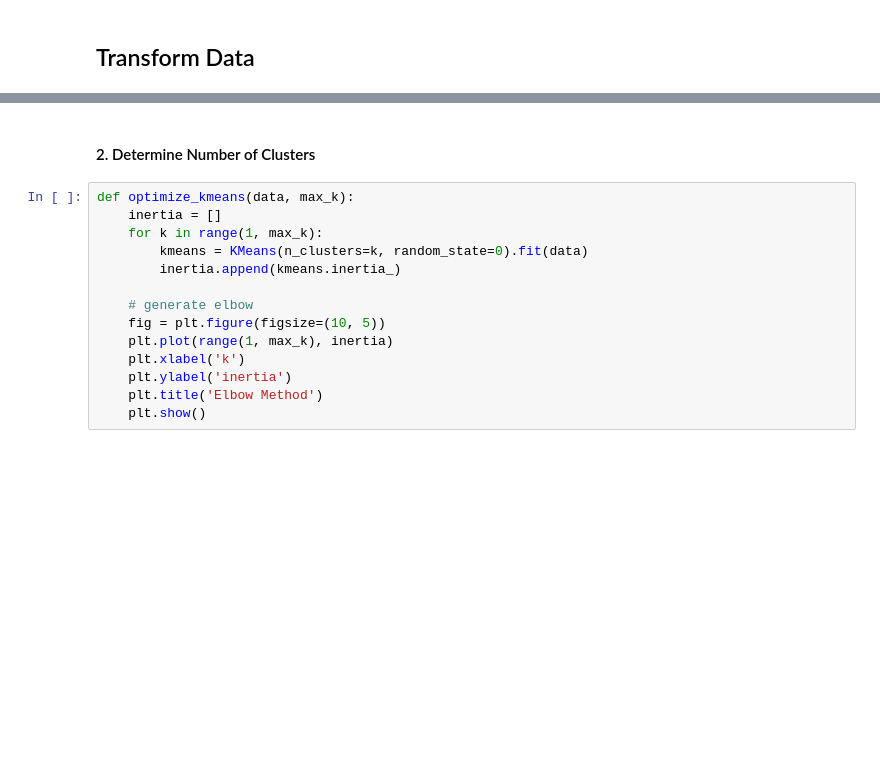
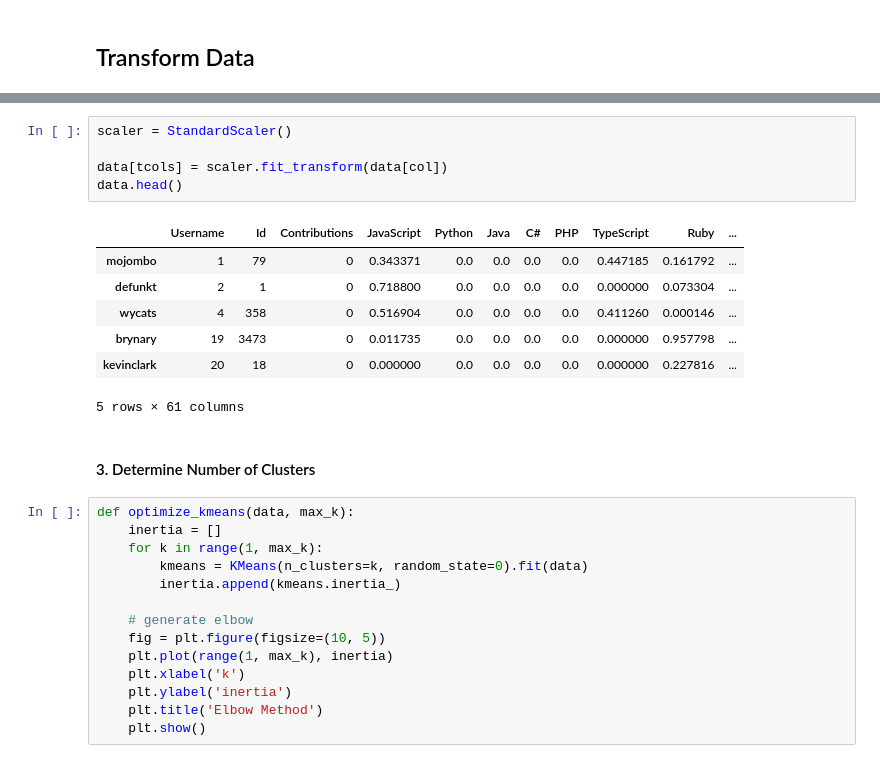
Before and after one commit to yanziguoo/matchmadeintech, a Jupyter notebook: backend/scripts/train_model.ipynb, the cells around one changed output, grey strips where cells are left out. Cells and saved outputs as stored; diff of their text form; blank space fills up the shorter version.

```diff
--- a/backend/scripts/train_model.ipynb
+++ b/backend/scripts/train_model.ipynb
@@ -72,5 +94,18 @@ data.head()
+# %%
+scaler = StandardScaler()
+
+data[tcols] = scaler.fit_transform(data[col])
+data.head()
+# %% [output]
+|  | Username | Id | Contributions | JavaScript | Python | Java | C# | PHP | TypeScript | Ruby | ... |
+| mojombo | 1 | 79 | 0 | 0.343371 | 0.0 | 0.0 | 0.0 | 0.0 | 0.447185 | 0.161792 | ... |
+| defunkt | 2 | 1 | 0 | 0.718800 | 0.0 | 0.0 | 0.0 | 0.0 | 0.000000 | 0.073304 | ... |
+| wycats | 4 | 358 | 0 | 0.516904 | 0.0 | 0.0 | 0.0 | 0.0 | 0.411260 | 0.000146 | ... |
+| brynary | 19 | 3473 | 0 | 0.011735 | 0.0 | 0.0 | 0.0 | 0.0 | 0.000000 | 0.957798 | ... |
+| kevinclark | 20 | 18 | 0 | 0.000000 | 0.0 | 0.0 | 0.0 | 0.0 | 0.000000 | 0.227816 | ... |
+5 rows × 61 columns
 # %% [markdown]
-#### 2. Determine Number of Clusters
+#### 3. Determine Number of Clusters
 # %%
 def optimize_kmeans(data, max_k):
     inertia = []
```
Also changed, not shown: parts of 11 cells of this notebook, 3 other files.
